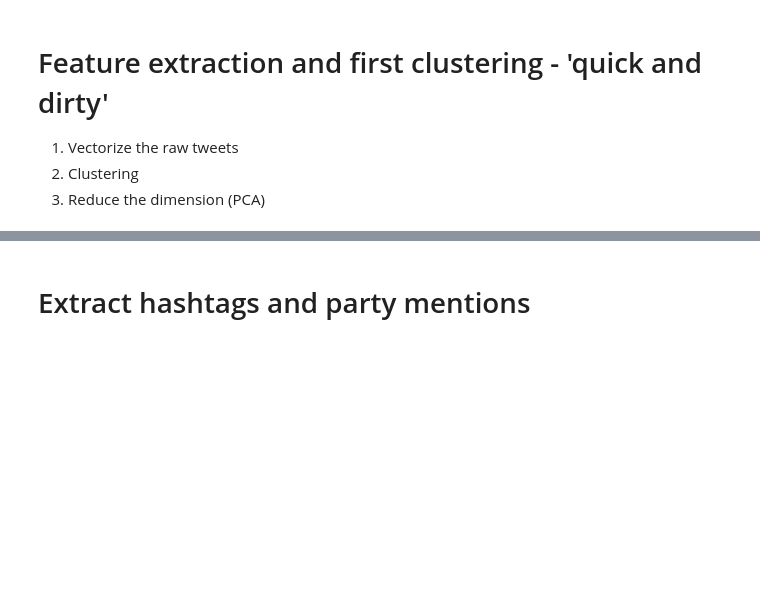
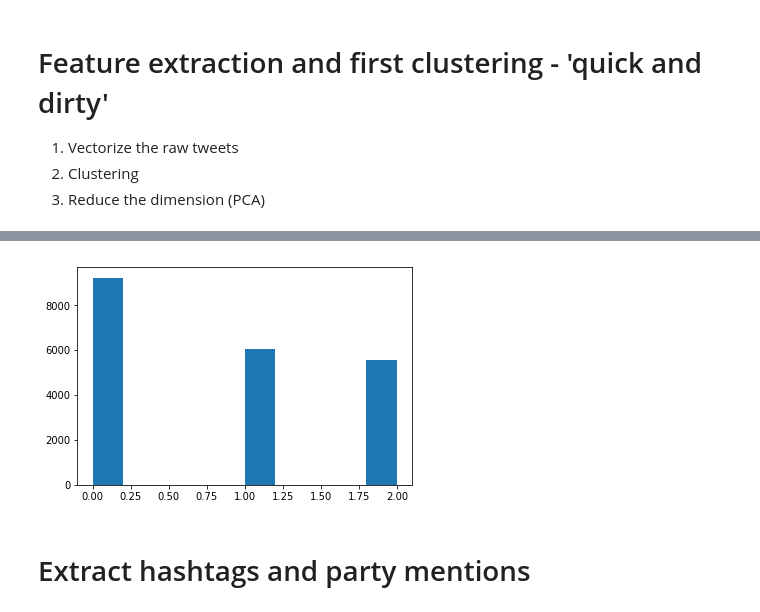
Before and after one commit to FranziSchmitt/Twitter_sentimentanalysis, a Jupyter notebook: Scripts/text_preprocessing.ipynb, the cells around one changed output, grey strips where cells are left out. Saved outputs shown, nothing was run; the diff lists cells and outputs as text; code cells hidden in the pictures; blank space fills up the shorter version.

```diff
--- a/Scripts/text_preprocessing.ipynb
+++ b/Scripts/text_preprocessing.ipynb
@@ -284,3 +189,10 @@ clsf = KMeans(n_clusters=2, random_state=123).fit(X)
+# %%
+foo = np.argmin(y, axis=1)
+# %%
+plt.hist(foo)
+plt.show()
+# %% [output]
+[figure, added]
 # %% [markdown]
 # Extract hashtags and party mentions
 # %%
```
Also changed, not shown: parts of 29 cells of this notebook, 1 other file.
